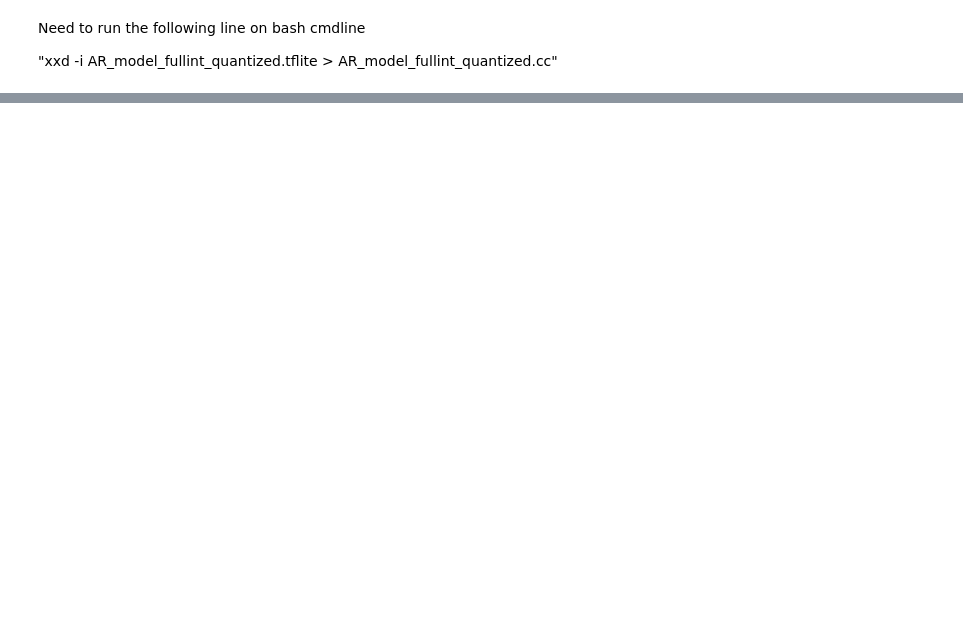
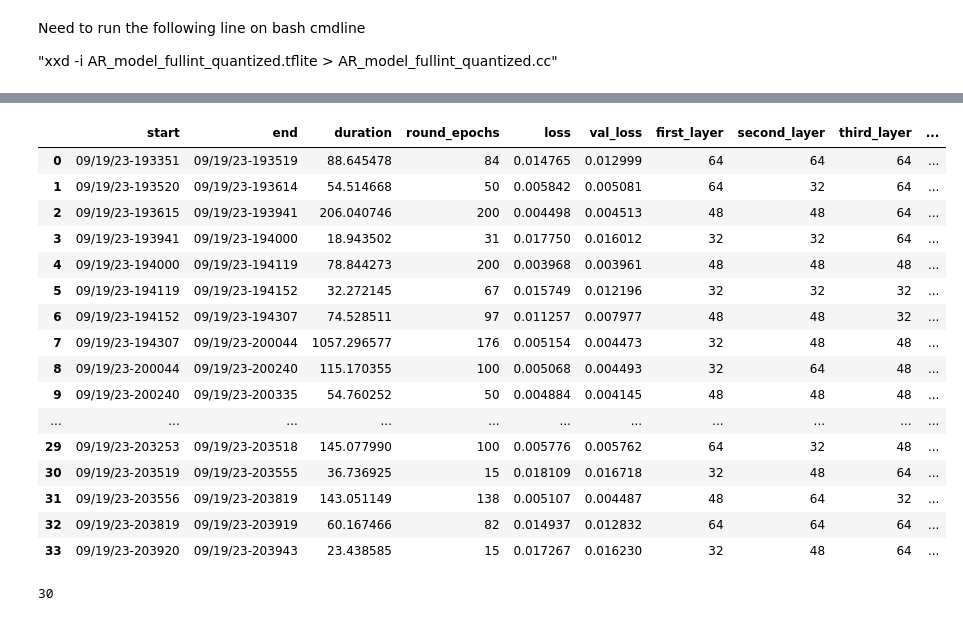
Before and after one commit to Predictive-maintenance-EG3301R/TFLite, a Jupyter notebook: ML_model/AutoRegressive.ipynb, the cells around one changed output, grey strips where cells are left out. Saved outputs shown, nothing was run; the diff lists cells and outputs as text; code cells hidden in the pictures; blank space fills up the shorter version.

```diff
--- a/ML_model/AutoRegressive.ipynb
+++ b/ML_model/AutoRegressive.ipynb
@@ -849,0 +1261,22 @@ Current to-dos:
+# %%
+# Creating dict to use talos to do hyperparameter tuning
+p = dict(
+	first_layer=[32, 48, 64],
+    second_layer=[32, 48, 64],
+    third_layer=[32, 48, 64],
+	activation=['relu', 'elu'],
+	epochs=[50, 100, 200, 500],
+	batch_size=[64, 128, 256, 512],
+    dropout=[0, 0.01, 0.1, 0.15],
+)
+# %%
+import talos
+
+t = talos.Scan(X_train,
+               X_train,
+               params=p,
+               model=AR_talos_model,
+               experiment_name='AR_talos_model',
+               fraction_limit=0.01, # Fraction of hyperparameter combinations to try
+               print_params=True,
+               round_limit=1)
@@ -849,0 +1511,40 @@ Current to-dos:
+# %%
+analyze_object = talos.Analyze(t)
+# %%
+# access the dataframe with the results
+analyze_object.data
+# %% [output]
+|  | start | end | duration | round_epochs | loss | val_loss | first_layer | second_layer | third_layer | ... |
+| 0 | 09/19/23-193351 | 09/19/23-193519 | 88.645478 | 84 | 0.014765 | 0.012999 | 64 | 64 | 64 | ... |
+| 1 | 09/19/23-193520 | 09/19/23-193614 | 54.514668 | 50 | 0.005842 | 0.005081 | 64 | 32 | 64 | ... |
+| 2 | 09/19/23-193615 | 09/19/23-193941 | 206.040746 | 200 | 0.004498 | 0.004513 | 48 | 48 | 64 | ... |
+| 3 | 09/19/23-193941 | 09/19/23-194000 | 18.943502 | 31 | 0.017750 | 0.016012 | 32 | 32 | 64 | ... |
+| 4 | 09/19/23-194000 | 09/19/23-194119 | 78.844273 | 200 | 0.003968 | 0.003961 | 48 | 48 | 48 | ... |
+| 5 | 09/19/23-194119 | 09/19/23-194152 | 32.272145 | 67 | 0.015749 | 0.012196 | 32 | 32 | 32 | ... |
+| 6 | 09/19/23-194152 | 09/19/23-194307 | 74.528511 | 97 | 0.011257 | 0.007977 | 48 | 48 | 32 | ... |
+| 7 | 09/19/23-194307 | 09/19/23-200044 | 1057.296577 | 176 | 0.005154 | 0.004473 | 32 | 48 | 48 | ... |
+| 8 | 09/19/23-200044 | 09/19/23-200240 | 115.170355 | 100 | 0.005068 | 0.004493 | 32 | 64 | 48 | ... |
+| 9 | 09/19/23-200240 | 09/19/23-200335 | 54.760252 | 50 | 0.004884 | 0.004145 | 48 | 48 | 48 | ... |
+| ... | ... | ... | ... | ... | ... | ... | ... | ... | ... | ... |
+| 29 | 09/19/23-203253 | 09/19/23-203518 | 145.077990 | 100 | 0.005776 | 0.005762 | 64 | 32 | 48 | ... |
+| 30 | 09/19/23-203519 | 09/19/23-203555 | 36.736925 | 15 | 0.018109 | 0.016718 | 32 | 48 | 64 | ... |
+| 31 | 09/19/23-203556 | 09/19/23-203819 | 143.051149 | 138 | 0.005107 | 0.004487 | 48 | 64 | 32 | ... |
+| 32 | 09/19/23-203819 | 09/19/23-203919 | 60.167466 | 82 | 0.014937 | 0.012832 | 64 | 64 | 64 | ... |
+| 33 | 09/19/23-203920 | 09/19/23-203943 | 23.438585 | 15 | 0.017267 | 0.016230 | 32 | 48 | 64 | ... |
+# %%
+# get the number of rounds in the Scan
+analyze_object.rounds()
+
+# get the highest result for any metric
+analyze_object.high('val_loss')
+
+# get the round with the best result
+analyze_object.rounds2high('loss')
+
+# get the best paramaters
+# analyze_object.best_params('val_loss', ['loss', 'val_loss'])
+
+# get correlation for hyperparameters against a metric
+# analyze_object.correlate('val_loss', ['loss', 'val_loss'])
+# %% [output]
+30
```
Also changed, not shown: parts of 26 cells of this notebook, 7 other files.
